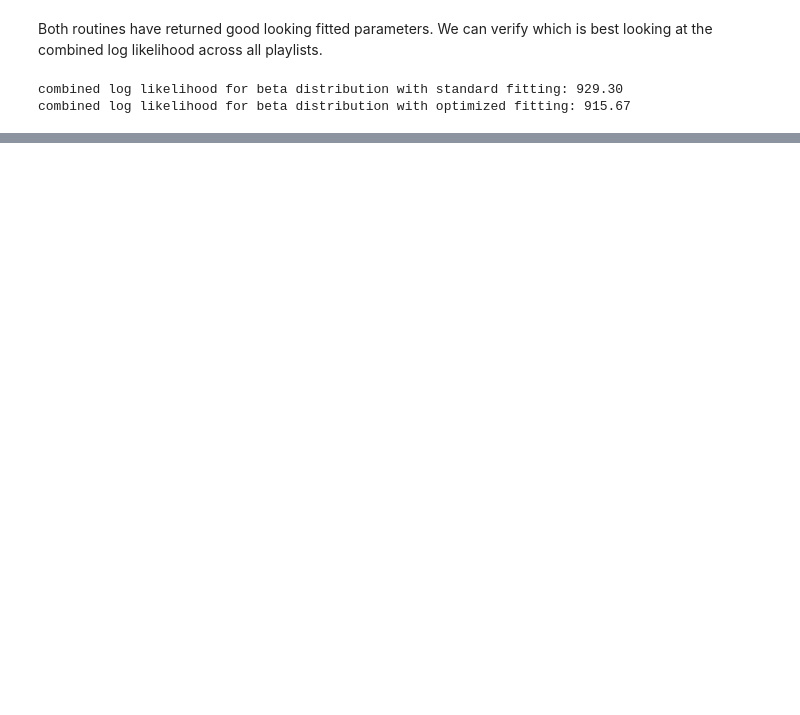
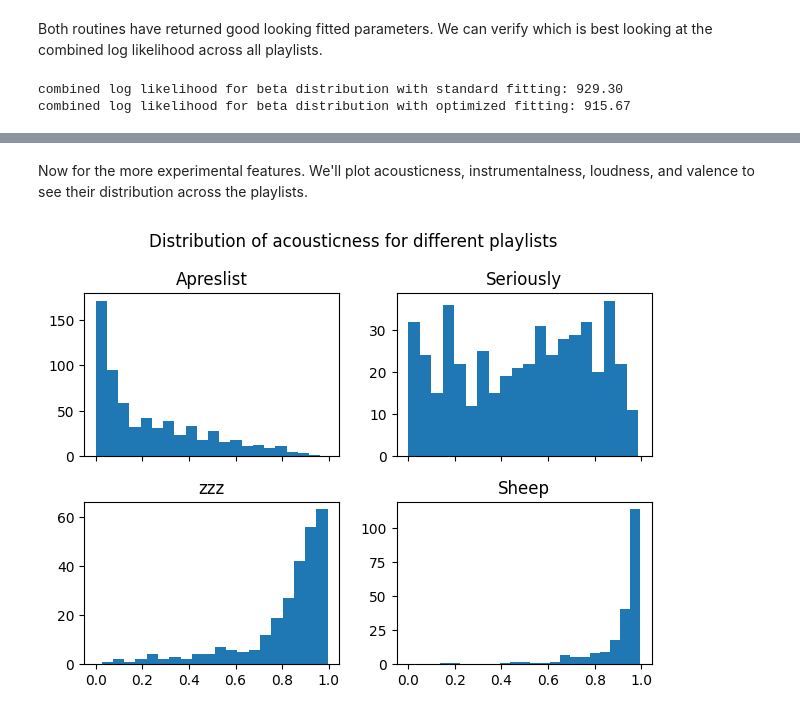
Before and after one commit to dbatten5/spauditify, a Jupyter notebook: poc.ipynb, the cells around one changed output, grey strips where cells are left out. Drawn from its saved outputs; the diff is of its cells as text; code cells hidden in the pictures; blank space fills up the shorter version.

```diff
--- a/poc.ipynb
+++ b/poc.ipynb
@@ -302,0 +373,6 @@ Beta optimized fit: 229.86
+# %% [markdown]
+Now for the more experimental features. We'll plot acousticness, instrumentalness, loudness, and valence to see their distribution across the playlists.
+# %%
+plot_feature("acousticness")
+# %% [output]
+[figure, added]
```
Also changed, not shown: parts of 45 cells of this notebook, 2 other files.
